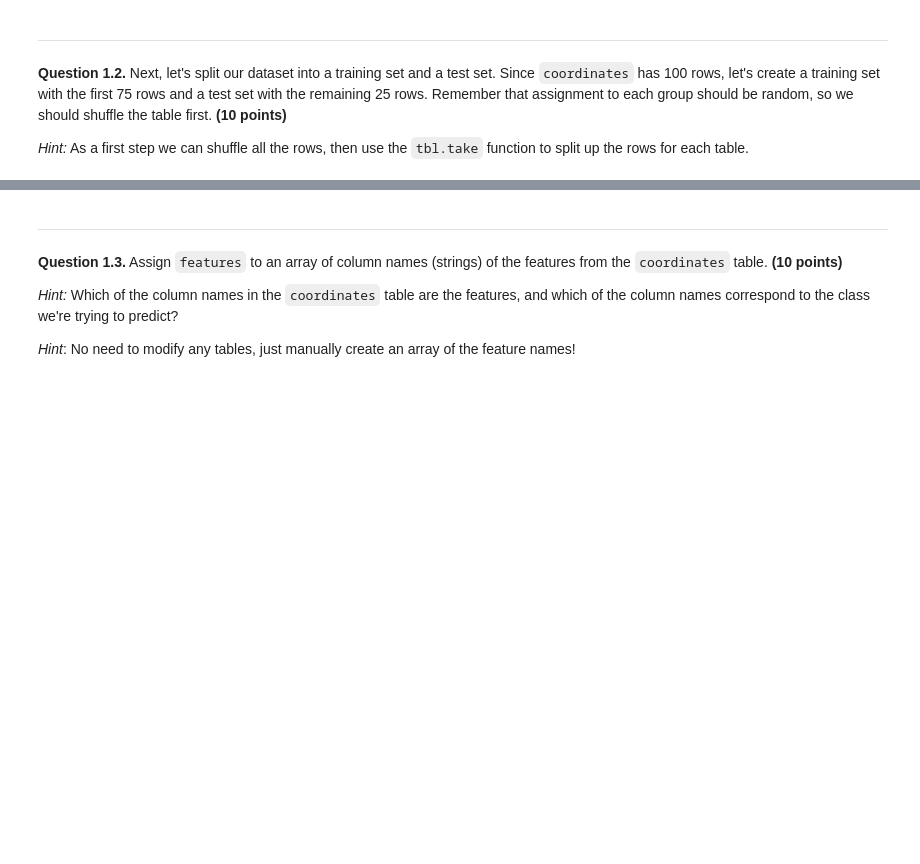
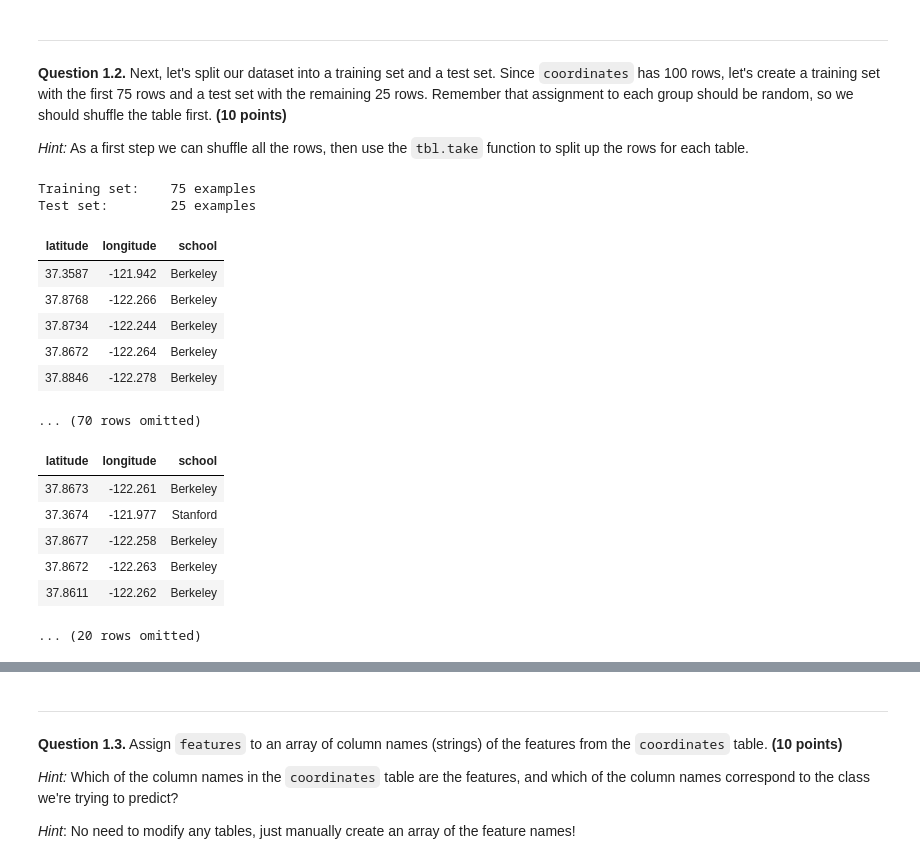
Before and after one commit to darklord1611/ML_DL, a Jupyter notebook: data8/hw/hw12/hw12.ipynb, the cells around one changed output, grey strips where cells are left out. Drawn from its saved outputs; the diff is of its cells as text; code cells hidden in the pictures; blank space fills up the shorter version.

```diff
--- a/data8/hw/hw12/hw12.ipynb
+++ b/data8/hw/hw12/hw12.ipynb
@@ -133,12 +149,29 @@ As discussed in [Section 17.2](https://inferentialthinking.com/chapters/17/2/Tra
 
 *Hint:* As a first step we can shuffle all the rows, then use the `tbl.take` function to split up the rows for each table.
 # %%
-shuffled_table = ...
-train = ...
-test = ...
+shuffled_table = coordinates.sample(with_replacement=False)
+train = shuffled_table.take(np.arange(75))
+test = shuffled_table.take(np.arange(75, 100))
 
 print("Training set:\t",   train.num_rows, "examples")
 print("Test set:\t",       test.num_rows, "examples")
 train.show(5), test.show(5);
+# %% [output]
+Training set:    75 examples
+Test set:        25 examples
+| latitude | longitude | school |
+| 37.3587 | -121.942 | Berkeley |
+| 37.8768 | -122.266 | Berkeley |
+| 37.8734 | -122.244 | Berkeley |
+| 37.8672 | -122.264 | Berkeley |
+| 37.8846 | -122.278 | Berkeley |
+... (70 rows omitted)
+| latitude | longitude | school |
+| 37.8673 | -122.261 | Berkeley |
+| 37.3674 | -121.977 | Stanford |
+| 37.8677 | -122.258 | Berkeley |
+| 37.8672 | -122.263 | Berkeley |
+| 37.8611 | -122.262 | Berkeley |
+... (20 rows omitted)
 # %%
 grader.check("q1_2")
```
Also changed, not shown: parts of 28 cells of this notebook, 1 other file.
